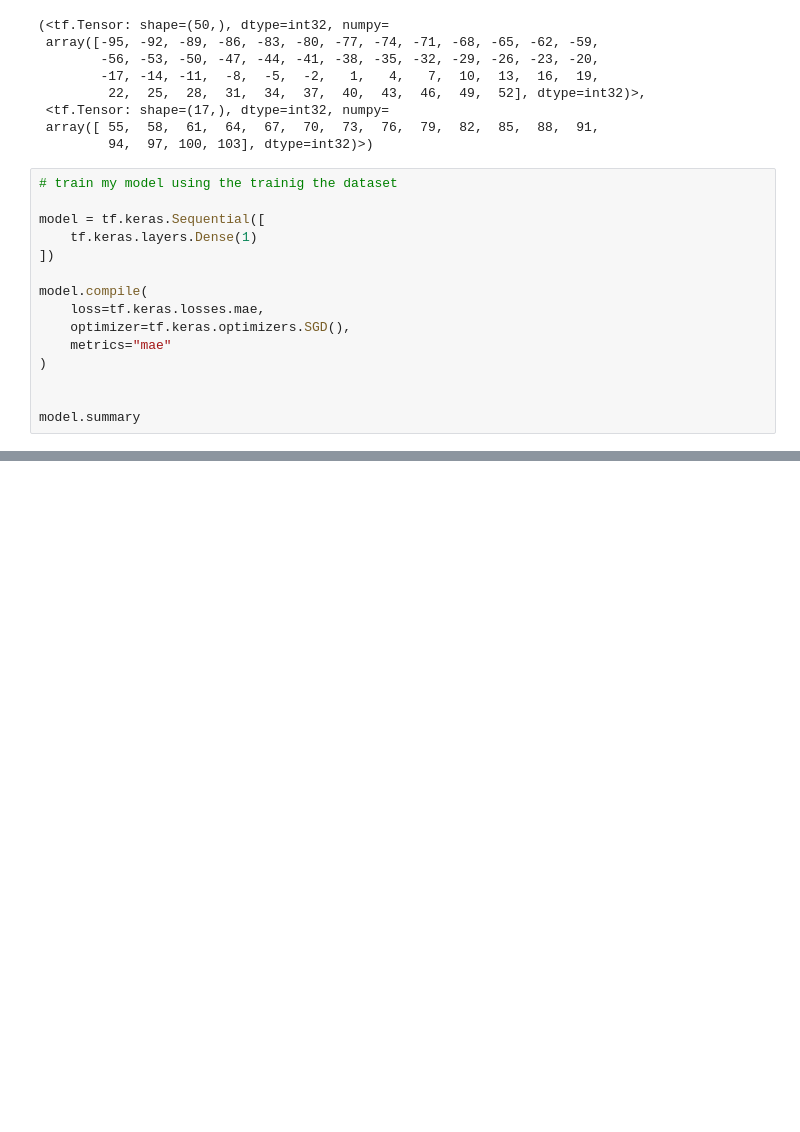
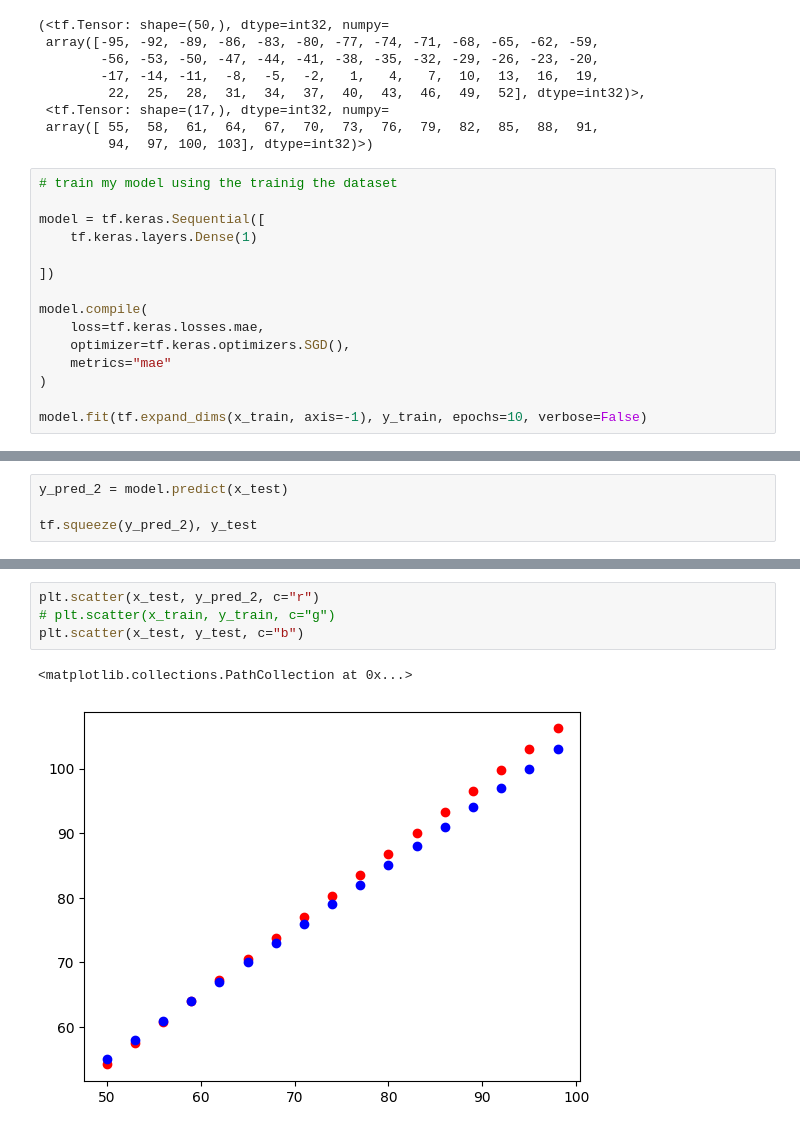
Before and after one commit to guavacoderepo/Tensorflow, a Jupyter notebook: 01_neuralnetworkRegression.ipynb, the cells around one changed output, grey strips where cells are left out. Drawn from its saved outputs; the diff is of its cells as text; blank space fills up the shorter version.

```diff
--- a/01_neuralnetworkRegression.ipynb
+++ b/01_neuralnetworkRegression.ipynb
@@ -158,6 +158,7 @@ y_train, y_test
 
 model = tf.keras.Sequential([
     tf.keras.layers.Dense(1)
+
 ])
 
 model.compile(
@@ -166,6 +167,5 @@ model.compile(
     metrics="mae"
 )
 
-
-model.summary
+model.fit(tf.expand_dims(x_train, axis=-1), y_train, epochs=10, verbose=False)
 # %% [output]
@@ -172,0 +173,4 @@ model.summary
+# %%
+y_pred_2 = model.predict(x_test)
+
+tf.squeeze(y_pred_2), y_test
@@ -172,0 +187,7 @@ model.summary
+# %%
+plt.scatter(x_test, y_pred_2, c="r")
+# plt.scatter(x_train, y_train, c="g")
+plt.scatter(x_test, y_test, c="b")
+# %% [output]
+<matplotlib.collections.PathCollection at 0x...>
+[figure, added]
```
Also changed, not shown: parts of 2 cells of this notebook.
